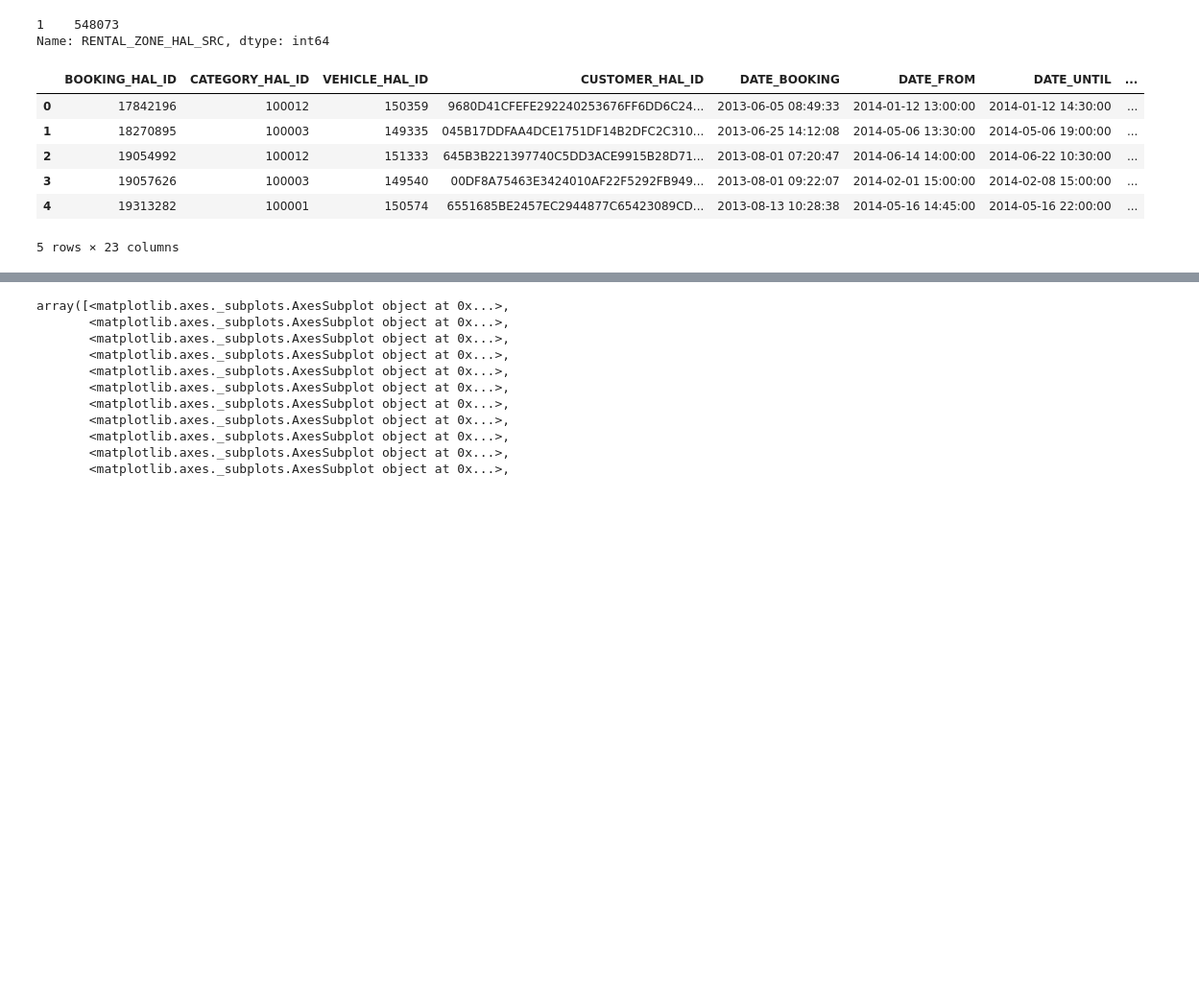
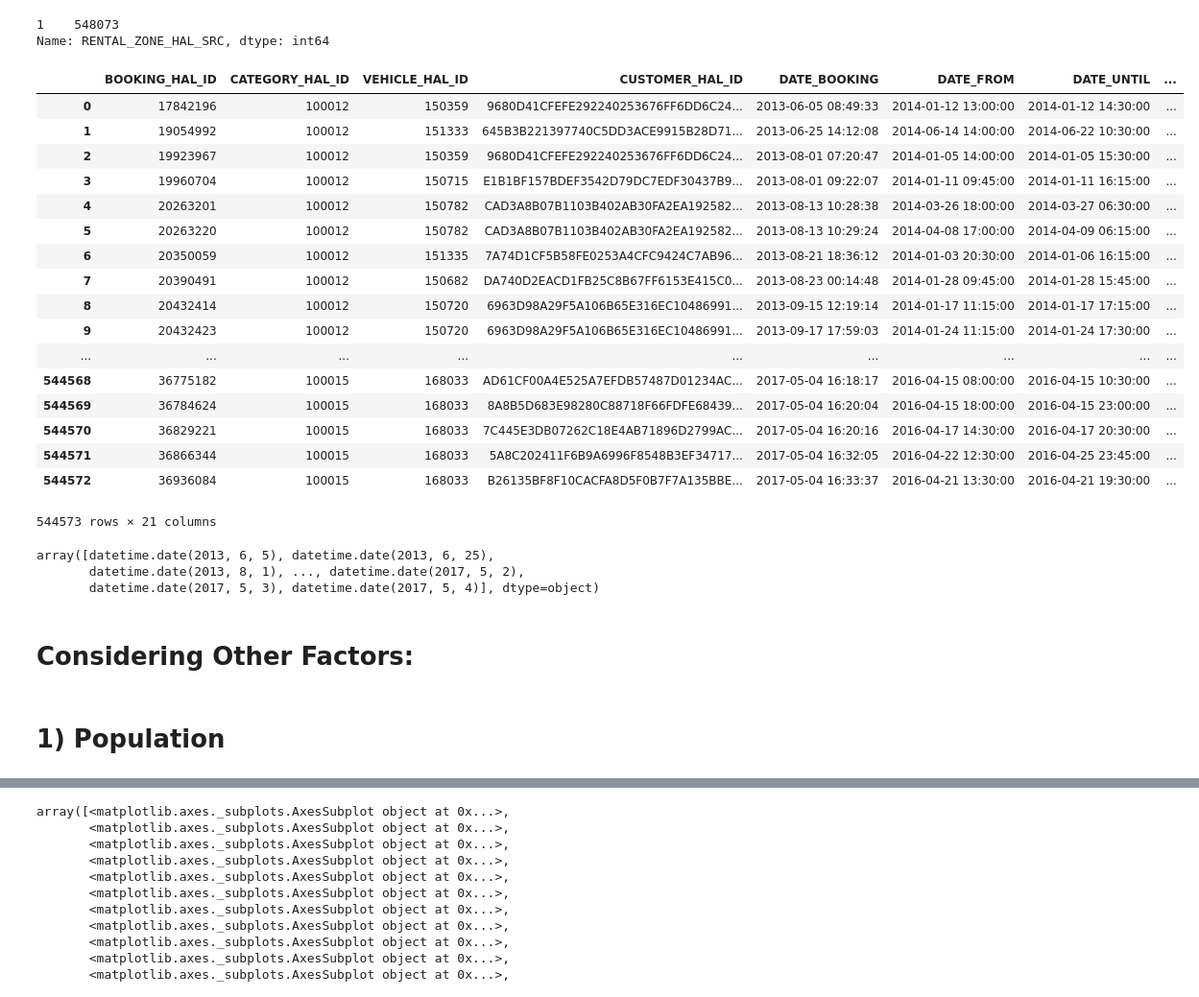
Before and after one commit to jawaharreddy/Flinkster-Data-Analysis, a Jupyter notebook: dbData.ipynb, the cells around one changed output, grey strips where cells are left out. Shown at 96% size. Saved outputs shown, nothing was run; the diff lists cells and outputs as text; code cells hidden in the pictures; blank space fills up the shorter version.

```diff
--- a/dbData.ipynb
+++ b/dbData.ipynb
@@ -78,3 +67,9 @@ db_data.head()
 | 2 | 19054992 | 100012 | 151333 | 645B3B221397740C5DD3ACE9915B28D71... | 2013-08-01 07:20:47 | 2014-06-14 14:00:00 | 2014-06-22 10:30:00 | ... |
 | 3 | 19057626 | 100003 | 149540 | 00DF8A75463E3424010AF22F5292FB949... | 2013-08-01 09:22:07 | 2014-02-01 15:00:00 | 2014-02-08 15:00:00 | ... |
 | 4 | 19313282 | 100001 | 150574 | 6551685BE2457EC2944877C65423089CD... | 2013-08-13 10:28:38 | 2014-05-16 14:45:00 | 2014-05-16 22:00:00 | ... |
+# %%
+columns = ['TECHNICAL_INCOME_CHANNEL','COMPUTE_EXTRA_BOOKING_FEE', 'TRAVERSE_USE','RENTAL_ZONE_HAL_SRC','END_RENTAL_ZONE','END_RENTAL_ZONE_HAL_ID']
+db_data.drop(columns,inplace = True, axis = 1)
+db_data = db_data.rename(columns = {'START_RENTAL_ZONE' :'RENTAL_ZONE'})
+db_data = db_data.rename(columns = {'START_RENTAL_ZONE_HAL_ID' : 'RENTAL_ZONE_ID'})
+db_data.head()
@@ -80,0 +110,7 @@ db_data.head()
+# %%
+carsharing_data =  pd.read_csv("C:/Users/arora/data carbooking/OPENDATA_CATEGORY_CARSHARING.csv", sep = ';', header = 0)
+# %%
+carsharing_data = carsharing_data.rename(columns = {'HAL_ID' :'CATEGORY_HAL_ID'})
+car = ['COMPANY', 'COMPANY_GROUP']
+carsharing_data.drop(car,inplace = True, axis = 1)
+carsharing_data
@@ -80,0 +137,3 @@ db_data.head()
+# %%
+carmerge = pd.merge(db_data, carsharing_data, on ='CATEGORY_HAL_ID')
+carmerge.head()
@@ -104,18 +239,39 @@ db_data['RENTAL_ZONE_HAL_SRC'].value_counts() # all the values are the same.
 1    548073
 Name: RENTAL_ZONE_HAL_SRC, dtype: int64
 # %%
-db_data['DATE_BOOKING'] = pd.to_datetime(db_data.DATE_BOOKING)
-db_data['Y'] = db_data.DATE_BOOKING.dt.year
-db_data['M'] = db_data.DATE_BOOKING.dt.month
-db_data['D'] = db_data.DATE_BOOKING.dt.day
-db_data['WD'] =db_data.DATE_BOOKING.dt.weekday
-#db_data['BOOKING_DATE'] = db_data.DATE_BOOKING.datetime.datetime.strptime('2013-6-05', '%Y %m %d').strftime('%d-%m-%Y')
-db_data.head()
+carmerge['DATE_BOOKING'] = pd.to_datetime(carmerge.DATE_BOOKING)
+carmerge['Date'] = carmerge.DATE_BOOKING.dt.date
+carmerge['Y'] = carmerge.DATE_BOOKING.dt.year
+#carmerge['D'] = carmerge.DATE_BOOKING.dt.day
+carmerge['WD'] =carmerge.DATE_BOOKING.dt.weekday
+#carmerge['BOOKING_DATE'] = carmerge.DATE_BOOKING.datetime.strptime('2013-6-05', '%Y %m %d').strftime('%d-%m-%Y')
+carmerge
 # %% [output]
 |  | BOOKING_HAL_ID | CATEGORY_HAL_ID | VEHICLE_HAL_ID | CUSTOMER_HAL_ID | DATE_BOOKING | DATE_FROM | DATE_UNTIL | ... |
 | 0 | 17842196 | 100012 | 150359 | 9680D41CFEFE292240253676FF6DD6C24... | 2013-06-05 08:49:33 | 2014-01-12 13:00:00 | 2014-01-12 14:30:00 | ... |
-| 1 | 18270895 | 100003 | 149335 | 045B17DDFAA4DCE1751DF14B2DFC2C310... | 2013-06-25 14:12:08 | 2014-05-06 13:30:00 | 2014-05-06 19:00:00 | ... |
-| 2 | 19054992 | 100012 | 151333 | 645B3B221397740C5DD3ACE9915B28D71... | 2013-08-01 07:20:47 | 2014-06-14 14:00:00 | 2014-06-22 10:30:00 | ... |
-| 3 | 19057626 | 100003 | 149540 | 00DF8A75463E3424010AF22F5292FB949... | 2013-08-01 09:22:07 | 2014-02-01 15:00:00 | 2014-02-08 15:00:00 | ... |
-| 4 | 19313282 | 100001 | 150574 | 6551685BE2457EC2944877C65423089CD... | 2013-08-13 10:28:38 | 2014-05-16 14:45:00 | 2014-05-16 22:00:00 | ... |
+| 1 | 19054992 | 100012 | 151333 | 645B3B221397740C5DD3ACE9915B28D71... | 2013-06-25 14:12:08 | 2014-06-14 14:00:00 | 2014-06-22 10:30:00 | ... |
+| 2 | 19923967 | 100012 | 150359 | 9680D41CFEFE292240253676FF6DD6C24... | 2013-08-01 07:20:47 | 2014-01-05 14:00:00 | 2014-01-05 15:30:00 | ... |
+| 3 | 19960704 | 100012 | 150715 | E1B1BF157BDEF3542D79DC7EDF30437B9... | 2013-08-01 09:22:07 | 2014-01-11 09:45:00 | 2014-01-11 16:15:00 | ... |
+| 4 | 20263201 | 100012 | 150782 | CAD3A8B07B1103B402AB30FA2EA192582... | 2013-08-13 10:28:38 | 2014-03-26 18:00:00 | 2014-03-27 06:30:00 | ... |
+| 5 | 20263220 | 100012 | 150782 | CAD3A8B07B1103B402AB30FA2EA192582... | 2013-08-13 10:29:24 | 2014-04-08 17:00:00 | 2014-04-09 06:15:00 | ... |
+| 6 | 20350059 | 100012 | 151335 | 7A74D1CF5B58FE0253A4CFC9424C7AB96... | 2013-08-21 18:36:12 | 2014-01-03 20:30:00 | 2014-01-06 16:15:00 | ... |
+| 7 | 20390491 | 100012 | 150682 | DA740D2EACD1FB25C8B67FF6153E415C0... | 2013-08-23 00:14:48 | 2014-01-28 09:45:00 | 2014-01-28 15:45:00 | ... |
+| 8 | 20432414 | 100012 | 150720 | 6963D98A29F5A106B65E316EC10486991... | 2013-09-15 12:19:14 | 2014-01-17 11:15:00 | 2014-01-17 17:15:00 | ... |
+| 9 | 20432423 | 100012 | 150720 | 6963D98A29F5A106B65E316EC10486991... | 2013-09-17 17:59:03 | 2014-01-24 11:15:00 | 2014-01-24 17:30:00 | ... |
+| ... | ... | ... | ... | ... | ... | ... | ... | ... |
+| 544568 | 36775182 | 100015 | 168033 | AD61CF00A4E525A7EFDB57487D01234AC... | 2017-05-04 16:18:17 | 2016-04-15 08:00:00 | 2016-04-15 10:30:00 | ... |
+| 544569 | 36784624 | 100015 | 168033 | 8A8B5D683E98280C88718F66FDFE68439... | 2017-05-04 16:20:04 | 2016-04-15 18:00:00 | 2016-04-15 23:00:00 | ... |
+| 544570 | 36829221 | 100015 | 168033 | 7C445E3DB07262C18E4AB71896D2799AC... | 2017-05-04 16:20:16 | 2016-04-17 14:30:00 | 2016-04-17 20:30:00 | ... |
+| 544571 | 36866344 | 100015 | 168033 | 5A8C202411F6B9A6996F8548B3EF34717... | 2017-05-04 16:32:05 | 2016-04-22 12:30:00 | 2016-04-25 23:45:00 | ... |
+| 544572 | 36936084 | 100015 | 168033 | B26135BF8F10CACFA8D5F0B7F7A135BBE... | 2017-05-04 16:33:37 | 2016-04-21 13:30:00 | 2016-04-21 19:30:00 | ... |
-5 rows × 23 columns
+544573 rows × 21 columns
+# %%
+carmerge['Date'].unique()
+# %% [output]
+array([datetime.date(2013, 6, 5), datetime.date(2013, 6, 25),
+       datetime.date(2013, 8, 1), ..., datetime.date(2017, 5, 2),
+       datetime.date(2017, 5, 3), datetime.date(2017, 5, 4)], dtype=object)
+# %% [markdown]
+# Considering Other Factors:
+# %% [markdown]
+# 1) Population
```
Also changed, not shown: parts of 35 cells of this notebook, 1 other file.
